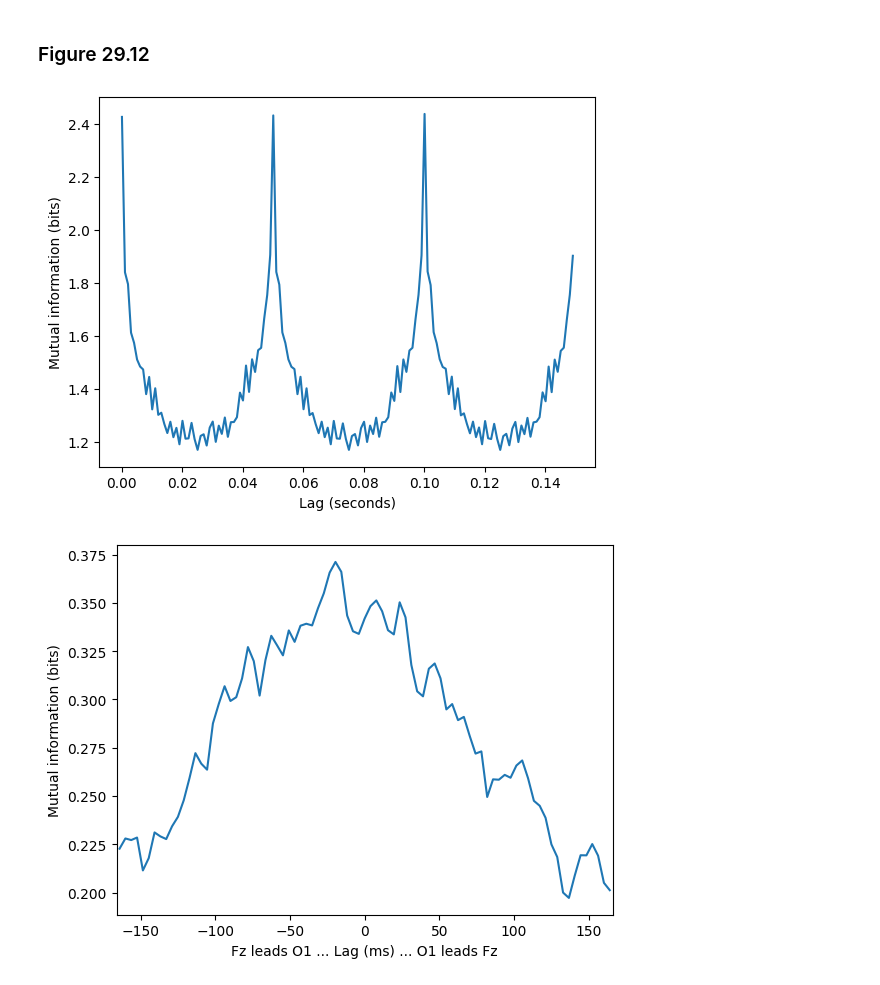
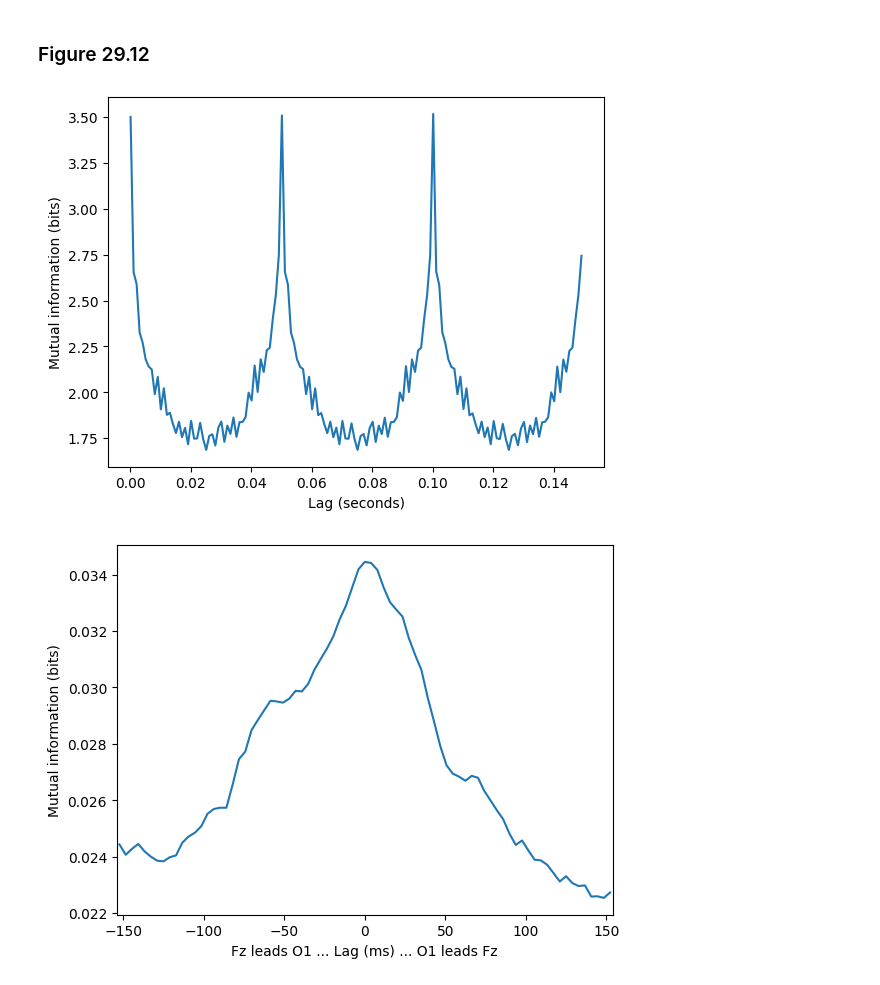
Before and after one commit to agencyenterprise/AnalyzingNeuralTimeSeries-Python, a Jupyter notebook: nbs/chapter29.ipynb, the cells around one changed output. Drawn from its saved outputs; the diff is of its cells as text; code cells hidden in the pictures.

```diff
--- a/nbs/chapter29.ipynb
+++ b/nbs/chapter29.ipynb
@@ -525,21 +496,6 @@ entropy = np.zeros((3, len(times2save)))
 mi = np.zeros((2, len(times2save)))
 nbins = np.zeros(len(times2save))
 
-# Define a function to calculate mutual information
-def mutual_information(x, y, bins):
-    """Calculate the mutual information based on a joint histogram."""
-    c_xy = np.histogram2d(x, y, bins)[0]
-    # Add a small constant to avoid log(0)
-    c_xy += 1e-10
-    # Convert bins counts to probability values
-    pxy = c_xy / float(np.sum(c_xy))
-    px = np.sum(pxy, axis=1)  # marginal for x over y
-    py = np.sum(pxy, axis=0)  # marginal for y over x
-    px_py = px[:, None] * py[None, :]  # Broadcast to multiply marginals
-    # Only non-zero pxy values contribute to the sum
-    nzs = pxy > 0
-    return np.sum(pxy[nzs] * np.log(pxy[nzs] / px_py[nzs]))
-
 # Calculate mutual information over time
 for timei, tidx in enumerate(times2saveidx):
     datax = EEG['data'][electrodesidx[0], tidx - timewindowidx:tidx + timewindowidx + 1, :].flatten('F')
@@ -551,10 +507,10 @@ for timei, tidx in enumerate(times2saveidx):
     nbins[timei] = max(bins_x, bins_y)  # Use the larger number of bins
 
     # Calculate mutual information with variable bin length
-    mi[0, timei] = mutual_information(datax, datay, nbins[timei].astype(int))
+    mi[0, timei] = mutualinformationx(datax, datay, fd_bins=int(nbins[timei]))[0]
 
     # Calculate mutual information with fixed bin length (e.g., 70)
-    mi[1, timei] = mutual_information(datax, datay, 70)
+    mi[1, timei] = mutualinformationx(datax, datay, fd_bins=70)[0]
 
 # Plot the mutual information over time
 plt.figure(figsize=(12, 8))
@@ -697,10 +643,8 @@ milags = np.zeros(len(lagz))
 
 # Calculate mutual information for different lags
 for li, lag in enumerate(lagz):
-    # Circularly shift signal2 by the current lag
-    shifted_signal2 = np.roll(signal2, lag)
     # Compute mutual information
-    milags[li] = mutual_information_hgram(np.histogram2d(signal1, shifted_signal2, bins=15)[0])
+    milags[li] = mutualinformationx(signal1, np.roll(signal2, lag), fd_bins=15)[0]
 
 # Plot mutual information as a function of lag
 plt.figure()
@@ -708,50 +652,43 @@ plt.plot(lagz / (1 / np.mean(np.diff(time))), milags)
 plt.xlabel('Lag (seconds)')
 plt.ylabel('Mutual information (bits)')
 plt.show()
 
 # Now on real data (6 Hz power MI from figure 11)
-# Assuming EEG data has been loaded and 'EEG' variable is available from previous code
-
-# Define frequency for analysis
-freq = 6  # 6 Hz
 
 # Create wavelet and get its FFT
-wavelet = np.exp(2 * 1j * np.pi * freq * time) * np.exp(-time ** 2 / (2 * (4 / (2 * np.pi * freq)) ** 2))
-fft_wavelet = fft(wavelet, n_convolution)
+time = np.arange(-1, 1 + 1/EEG['srate'][0][0], 1/EEG['srate'][0][0])
+fft_wavelet = fft(np.exp(2 * 1j * np.pi * frex[4] * time) * np.exp(-time ** 2 / (2 * (4 / (2 * np.pi * frex[4])) ** 2)), n_convolution)
 
 # Convolution for each electrode with wavelet
-convres1 = ifft(fft_wavelet * fft_EEG1, n_convolution)
-convres1 = convres1[n_wavelet//2:-n_wavelet//2+1].reshape((EEG['pnts'][0][0], EEG['trials'][0][0]))
+convres = ifft(fft_wavelet * fft_EEG1, n_convolution)
+pow1 = np.log10(np.abs(np.reshape(convres[half_wavelet:-half_wavelet], (EEG['pnts'][0][0], EEG['trials'][0][0]), 'F')) ** 2)
 
-convres2 = ifft(fft_wavelet * fft_EEG2, n_convolution)
-convres2 = convres2[n_wavelet//2:-n_wavelet//2+1].reshape((EEG['pnts'][0][0], EEG['trials'][0][0]))
-
-# Get power data
-pow1 = np.log10(np.abs(convres1) ** 2)
-pow2 = np.log10(np.abs(convres2) ** 2)
+convres = ifft(fft_wavelet * fft_EEG2, n_convolution)
+pow2 = np.log10(np.abs(np.reshape(convres[half_wavelet:-half_wavelet], (EEG['pnts'][0][0], EEG['trials'][0][0]), 'F')) ** 2)
 
 # Define lags for real data
-onecycle = int(1000 / freq)
+onecycle = round(1000 / frex[4])
 onecycleidx = int(onecycle / (1000 / EEG['srate'][0][0]))
+
 lagz = np.arange(-onecycleidx, onecycleidx + 1)
 milags = np.zeros(len(lagz))
 
 # Calculate mutual information for different lags on real data
 for li, lag in enumerate(lagz):
     if lag < 0:
-        milags[li] = mutual_information_hgram(np.histogram2d(pow1[:lag, :].flatten(), pow2[-lag:, :].flatten(), bins=30)[0])
+        milags[li] = mutualinformationx(pow1[:lag, :], pow2[-lag:, :], fd_bins=30)[0]
     elif lag == 0:
-        milags[li] = mutual_information_hgram(np.histogram2d(pow1.flatten(), pow2.flatten(), bins=30)[0])
+        milags[li] = mutualinformationx(pow1, pow2, fd_bins=30)[0]
     else:
-        milags[li] = mutual_information_hgram(np.histogram2d(pow1[lag:, :].flatten(), pow2[:-lag, :].flatten(), bins=30)[0])
+        milags[li] = mutualinformationx(pow1[lag:, :], pow2[:-lag, :], fd_bins=30)[0]
 
 # Plot mutual information as a function of lag for real data
 plt.figure()
 plt.plot(1000 * lagz / EEG['srate'][0][0], milags)
 plt.xlabel(f"{electrodes4mi[0]} leads {electrodes4mi[1]} ... Lag (ms) ... {electrodes4mi[1]} leads {electrodes4mi[0]}")
 plt.ylabel('Mutual information (bits)')
 plt.xlim([-onecycle, onecycle])
 plt.show()
 # %% [output]
-[figure, old version]
+[figure, new version]
-[figure, old version]
+[figure, new version]
```
Also changed, not shown: parts of 8 cells of this notebook, 1 other file.
